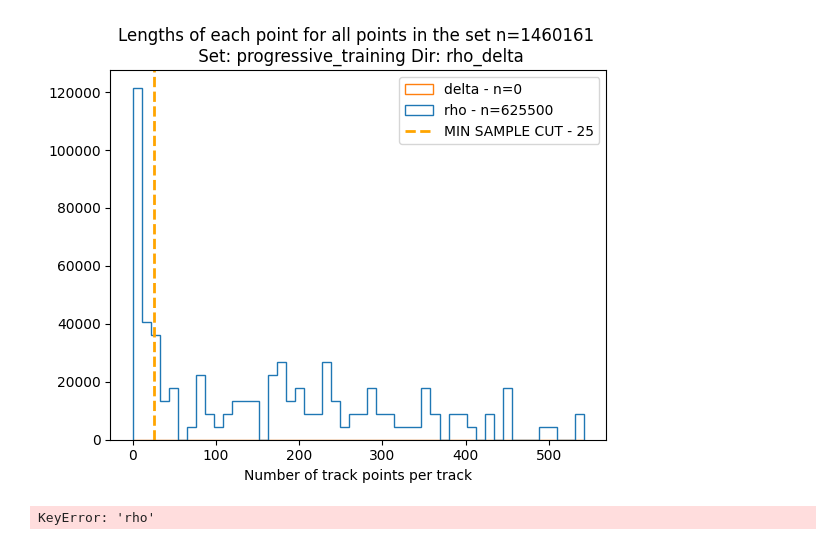
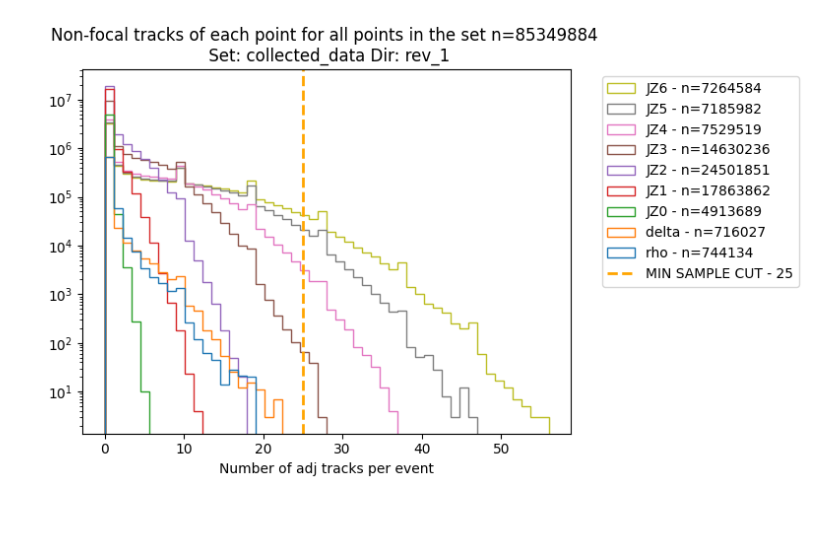
Before and after one commit to Joshuah143/JetPointNet, a Jupyter notebook: notebooks/2-calculate-max-length.ipynb, the cells around one changed output. Saved outputs shown, nothing was run; the diff lists cells and outputs as text; code cells hidden in the pictures; blank space fills up the shorter version.

```diff
--- a/notebooks/2-calculate-max-length.ipynb
+++ b/notebooks/2-calculate-max-length.ipynb
@@ -62,36 +121,24 @@ plt.show()
 # %%
-plt.title(f"Lengths of each point for all points in the set n={len(len_list)} \n Set: {LEN_DATASET_NAME} Dir: {LEN_OUTPUT_DIRECTORY_NAME}")
+plt.title(f"Non-focal tracks of each point for all points in the set n={len(len_list)} \n Set: {LEN_DATASET_NAME} Dir: {LEN_OUTPUT_DIRECTORY_NAME}")
 
-percentile_95 = int(np.percentile(len_list, 95))
-percentile_99 = int(np.percentile(len_list, 99))
-percentile_99_9 = int(np.percentile(len_list, 99.9))
+tracks_lengths_dict = {i: [] for i in prefix_to_set.values()}
 
-lengths_dict = {i: [] for i in prefix_to_set.values()}
+for directory, events_lists in results.items():
+    for event in events_lists:
+        set_name = prefix_to_set[event[1][:len('user.mswiatlo.39955613')]]
+        tracks_lengths_dict[set_name].extend(event[3])
+rates = tracks_lengths_dict.values()
 
-for key, value in results.items():
-    for event in value:
-        set_name = prefix_to_set[i[1][:len('user.mswiatlo.39955613')]]
-        lengths_dict[set_name].extend(i[2])
-
-rates = lengths_dict.values()
 included_dict = {True: "Included",
                  False: "Excluded"}
-labels = [f"{i} - n={len(lengths_dict[i])}" for i in lengths_dict.keys()]
+labels = [f"{i} - n={len(cells_lengths_dict[i])}" for i in tracks_lengths_dict.keys()]
 #plt.hist(rates, label=labels, bins=50, histtype='step', stacked=True, fill=False)
 plt.hist(rates, label=labels, bins=50, histtype='step', fill=False, density=False)
-plt.xlabel("Number of tracks")
-plt.xlabel("Number of track points per track")
+plt.yscale('log')
+plt.xlabel("Number of adj tracks per event")
 plt.axvline(x=MIN_TRACK_CELL_HITS, color='orange', linestyle='--', linewidth=2, label=f'MIN SAMPLE CUT - {MIN_TRACK_CELL_HITS}')
 
-plt.legend()
+plt.legend(bbox_to_anchor=(1.05, 1), loc='upper left')
 plt.show()
 # %% [output]
-[figure, old version]
+[figure, new version]
-# %%
-lengths_dict = {i: [] for i in prefix_to_set.keys()}
-
-for key, value in results.items():
-    for i in value:
-        lengths_dict[prefix_to_set[i[1][:len('user.mswiatlo.39955613')]]].extend(i[0])
-# %% [output]
-KeyError: 'rho'
```
Also changed, not shown: parts of 5 cells of this notebook, 6 other files.
